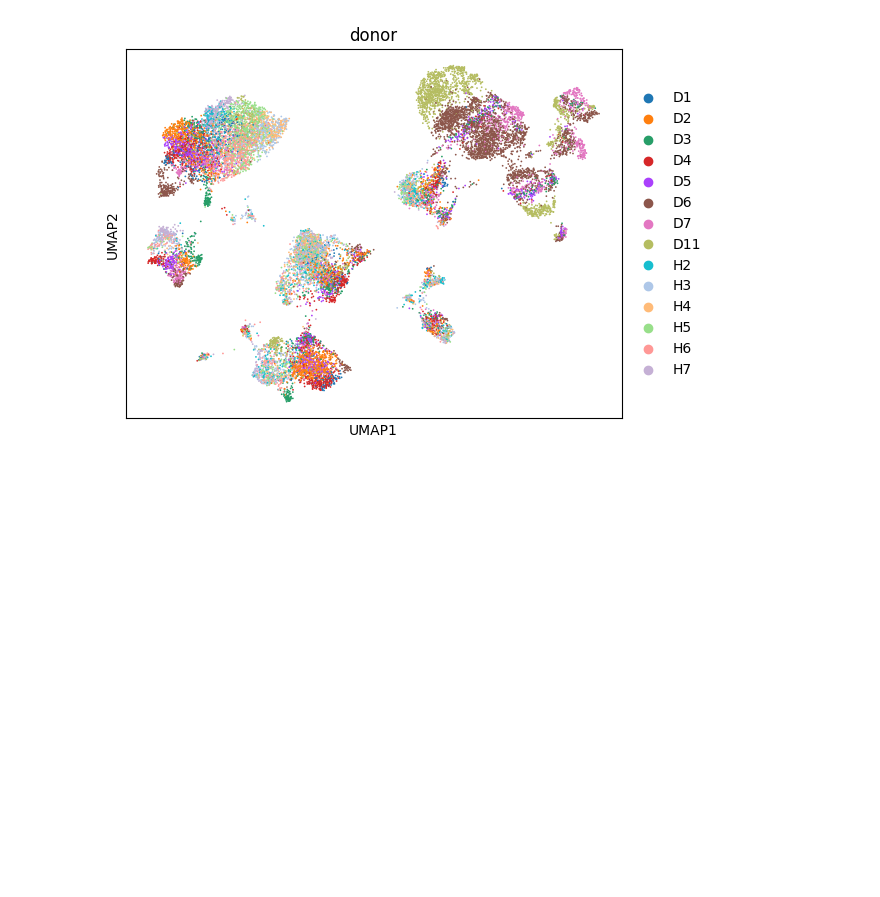
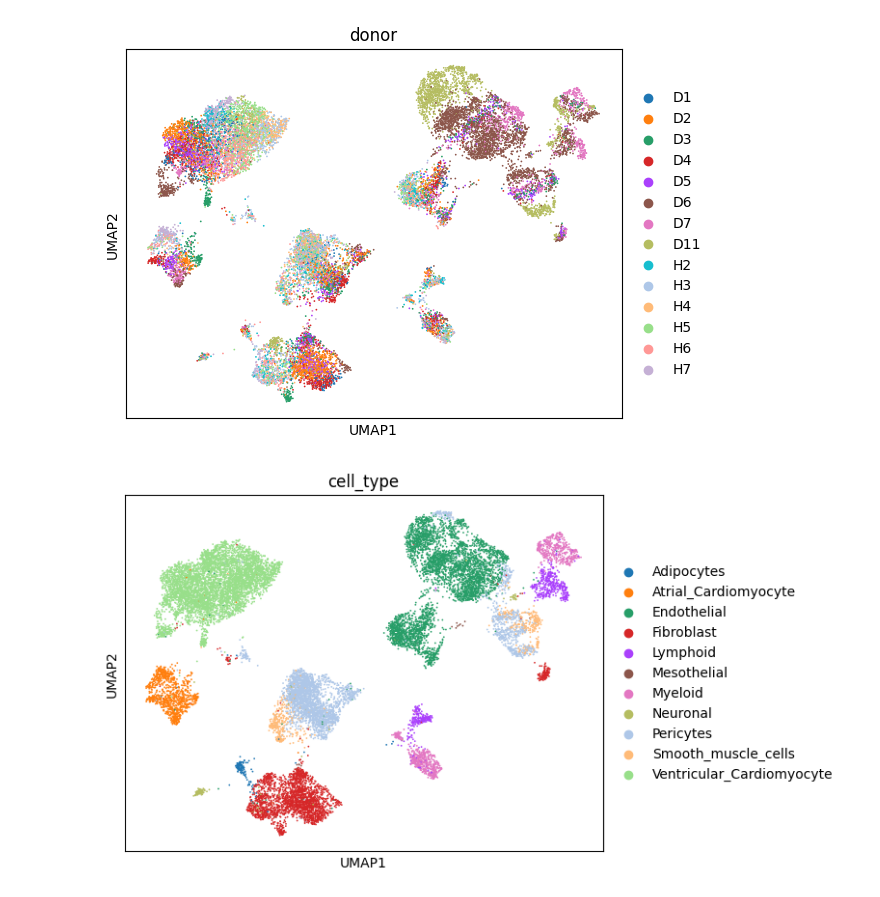
Before and after one commit to LangtianM/scDeepSim, a Jupyter notebook: experiments/notebooks/generate_with_batch.ipynb, the cells around one changed output. Saved outputs shown, nothing was run; the diff lists cells and outputs as text; code cells hidden in the pictures; blank space fills up the shorter version.

Commit message:
change plotting style in batch effect interpolation experiment

```diff
--- a/experiments/notebooks/generate_with_batch.ipynb
+++ b/experiments/notebooks/generate_with_batch.ipynb
@@ -48,3 +48,7 @@ sc.pl.umap(adata, color='cell_source')
 sc.pl.umap(adata, color='donor')
 # %% [output]
 [figure]
+# %%
+sc.pl.umap(adata, color='cell_type')
+# %% [output]
+[figure, added]
```
Also changed, not shown: 2 other files.
